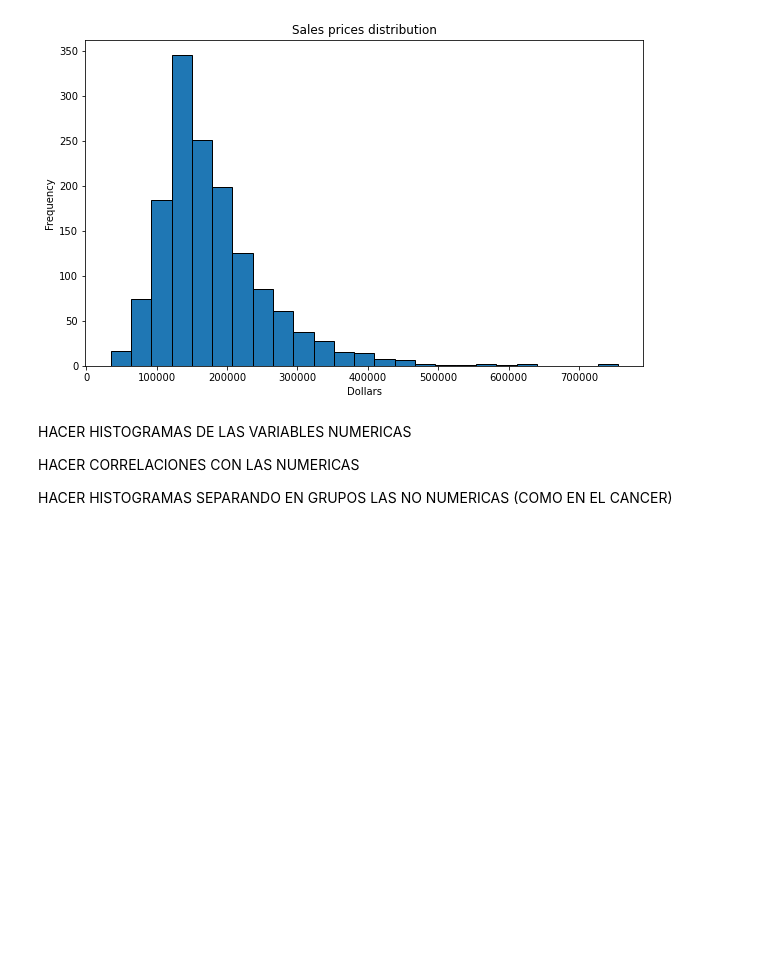
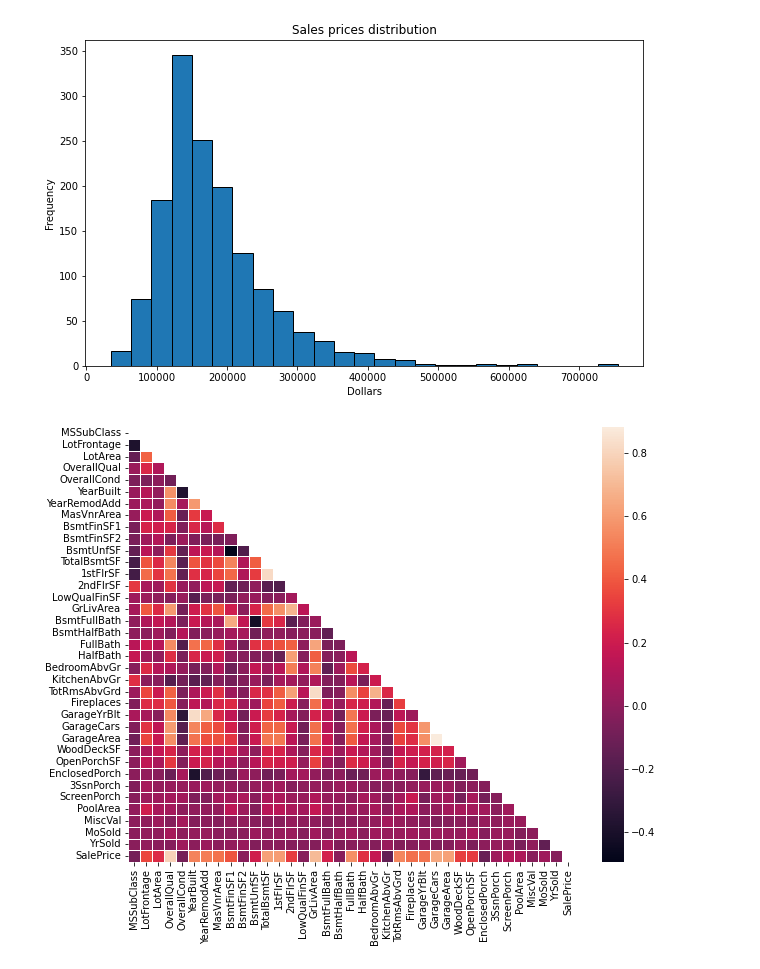
Before and after one commit to mgp165/TFG, a Jupyter notebook: notebooks/EDA/house_prices.ipynb, the cells around one changed output. Cells and saved outputs as stored; diff of their text form; code cells hidden in the pictures; blank space fills up the shorter version.

```diff
--- a/notebooks/EDA/house_prices.ipynb
+++ b/notebooks/EDA/house_prices.ipynb
@@ -197,6 +192,0 @@ cols_to_fill_zero = ['LotFrontage', 'MasVnrArea', 'GarageYrBlt']
-# %%
-for col in cols_to_fill_na:
-    data[col] = data[col].fillna('NA')
-# %%
-for col in cols_to_fill_zero:
-    data[col] = data[col].fillna(0)
@@ -205,2 +192,0 @@ The sample with NaN in _Electrical_ will be removed from the dataset because it
-# %%
-data = data.dropna(subset=['Electrical'])
@@ -231,12 +201,12 @@ plt.ylabel('Frequency')
 plt.show()
 # %% [output]
 [figure]
-# %% [markdown]
-HACER HISTOGRAMAS DE LAS VARIABLES NUMERICAS
-
-HACER CORRELACIONES CON LAS NUMERICAS
-
-HACER HISTOGRAMAS SEPARANDO EN GRUPOS LAS NO NUMERICAS (COMO EN EL CANCER)
 # %%
-numerical_columns = train.select_dtypes(exclude=['object']).columns.tolist()
+numerical_columns = data.select_dtypes(exclude=['object']).columns.tolist()
 numerical_columns.remove("Id")
+# %%
+plt.figure(figsize=(10, 8))
+sns.heatmap(data[numerical_columns].corr(), linewidth=0.5, mask = np.triu(np.ones_like(data[numerical_columns].corr(), dtype=bool)))
+plt.show()
+# %% [output]
+[figure, added]
```
Also changed, not shown: parts of 8 cells of this notebook.
